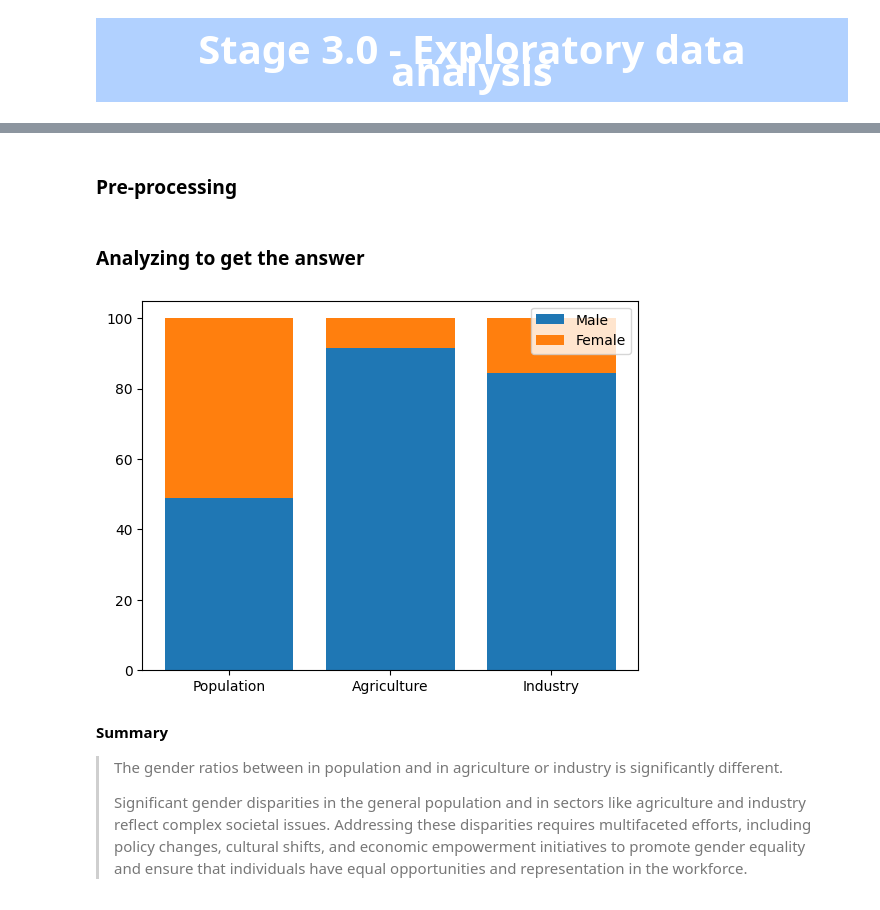
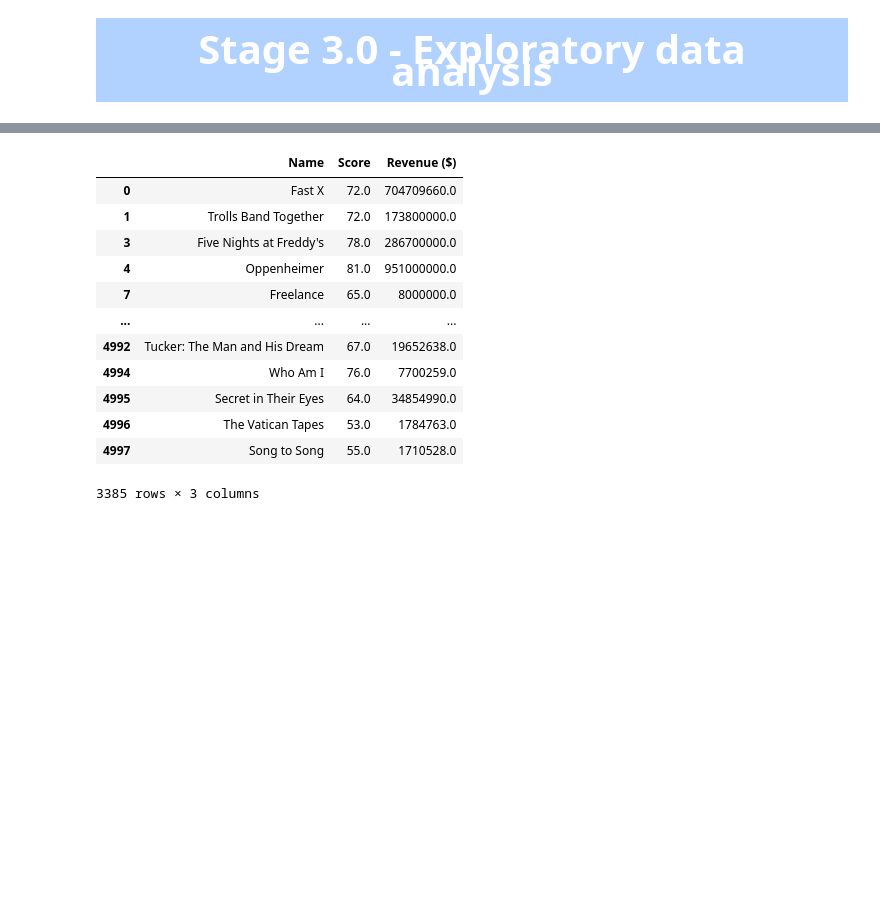
Before and after one commit to gaizzzzz/IntroToDS_FinalProject, a Jupyter notebook: notebooks/3.0-eda.ipynb, the cells around one changed output, grey strips where cells are left out. Cells and saved outputs as stored; diff of their text form; code cells hidden in the pictures; blank space fills up the shorter version.

```diff
--- a/notebooks/3.0-eda.ipynb
+++ b/notebooks/3.0-eda.ipynb
@@ -472,2 +31,0 @@ plt.show()
-# %% [markdown]
-### Pre-processing
@@ -485,20 +32,18 @@ temp=temp.mean()
-# %% [markdown]
-### Analyzing to get the answer
-# %%
-# YOUR CODE HERE
-groups=['Population','Agriculture','Industry']
-
-male=[temp['M_Ratio_Population'],temp['M_Ratio_Agriculture'],temp['M_Ratio_Industry']]
-female=[temp['F_Ratio_Population'],temp['F_Ratio_Agriculture'],temp['F_Ratio_Industry']]
-
-plt.bar(groups,male)
-plt.bar(groups,female,bottom=male)
-plt.legend(['Male','Female'])
-plt.show()
-# %% [output]
-[figure, removed]
-# %% [markdown]
-**Summary**
-> The gender ratios between in population and in agriculture or industry is significantly different.
->
-> Significant gender disparities in the general population and in sectors like agriculture and industry reflect complex societal issues. Addressing these disparities requires multifaceted efforts, including policy changes, cultural shifts, and economic empowerment initiatives to promote gender equality and ensure that individuals have equal opportunities and representation in the workforce.
+# %%
+df = data[['Name', 'Score', 'Revenue ($)']]
+df = df[df['Revenue ($)'].notna()]
+df
+# %% [output]
+|  | Name | Score | Revenue ($) |
+| 0 | Fast X | 72.0 | 704709660.0 |
+| 1 | Trolls Band Together | 72.0 | 173800000.0 |
+| 3 | Five Nights at Freddy's | 78.0 | 286700000.0 |
+| 4 | Oppenheimer | 81.0 | 951000000.0 |
+| 7 | Freelance | 65.0 | 8000000.0 |
+| ... | ... | ... | ... |
+| 4992 | Tucker: The Man and His Dream | 67.0 | 19652638.0 |
+| 4994 | Who Am I | 76.0 | 7700259.0 |
+| 4995 | Secret in Their Eyes | 64.0 | 34854990.0 |
+| 4996 | The Vatican Tapes | 53.0 | 1784763.0 |
+| 4997 | Song to Song | 55.0 | 1710528.0 |
+3385 rows × 3 columns
```
Also changed, not shown: parts of 54 cells of this notebook.
